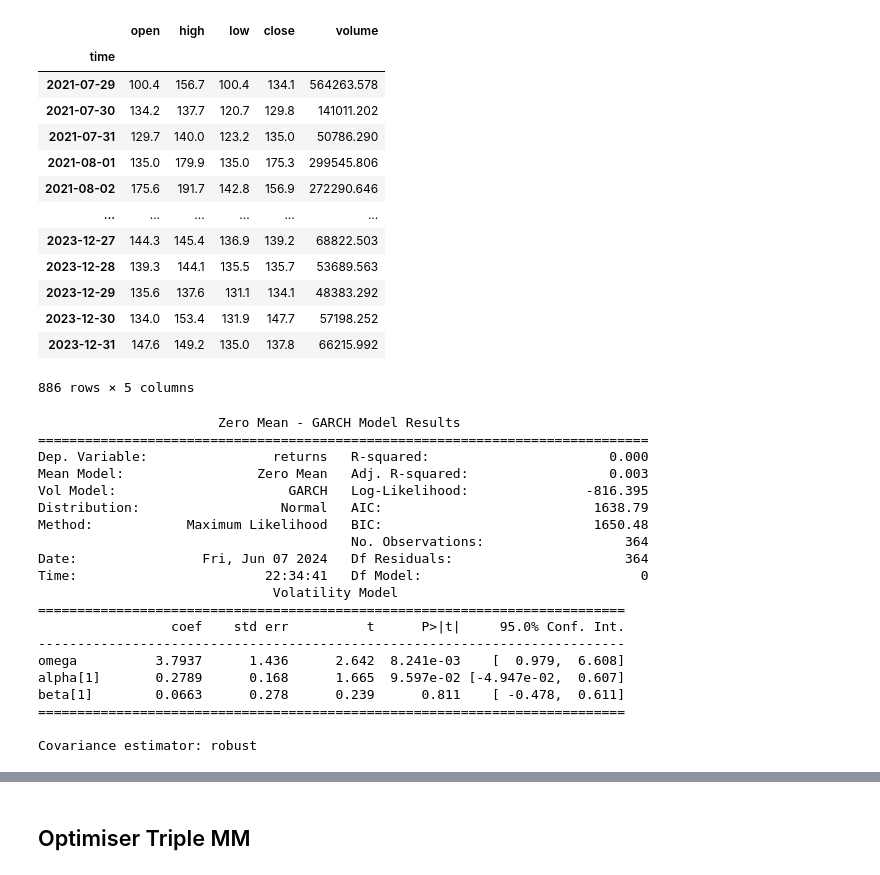
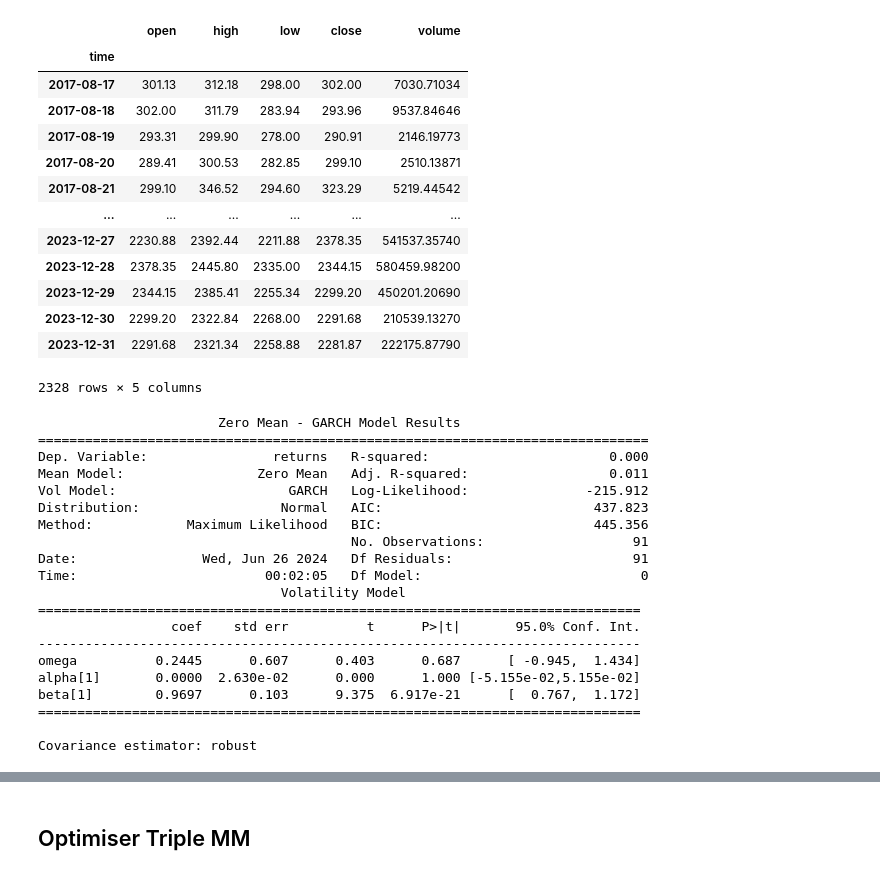
Before and after one commit to cedTrad/StrategyLab, a Jupyter notebook: lab.ipynb, the cells around one changed output, grey strips where cells are left out. Cells and saved outputs as stored; diff of their text form; code cells hidden in the pictures.

Commit message:
pret pour le modele de base

```diff
--- a/lab.ipynb
+++ b/lab.ipynb
@@ -22,34 +24,34 @@ warnings.filterwarnings('ignore')
 # %%
 from data import db
 
 DB = db.connect_db("database")
-DB.get_data("QNT")
+DB.get_data("ETH")
 # %% [output]
 |  | open | high | low | close | volume |
 | time |  |  |  |  |  |
-| 2021-07-29 | 100.4 | 156.7 | 100.4 | 134.1 | 564263.578 |
-| 2021-07-30 | 134.2 | 137.7 | 120.7 | 129.8 | 141011.202 |
-| 2021-07-31 | 129.7 | 140.0 | 123.2 | 135.0 | 50786.290 |
-| 2021-08-01 | 135.0 | 179.9 | 135.0 | 175.3 | 299545.806 |
-| 2021-08-02 | 175.6 | 191.7 | 142.8 | 156.9 | 272290.646 |
+| 2017-08-17 | 301.13 | 312.18 | 298.00 | 302.00 | 7030.71034 |
+| 2017-08-18 | 302.00 | 311.79 | 283.94 | 293.96 | 9537.84646 |
+| 2017-08-19 | 293.31 | 299.90 | 278.00 | 290.91 | 2146.19773 |
+| 2017-08-20 | 289.41 | 300.53 | 282.85 | 299.10 | 2510.13871 |
+| 2017-08-21 | 299.10 | 346.52 | 294.60 | 323.29 | 5219.44542 |
 | ... | ... | ... | ... | ... | ... |
-| 2023-12-27 | 144.3 | 145.4 | 136.9 | 139.2 | 68822.503 |
-| 2023-12-28 | 139.3 | 144.1 | 135.5 | 135.7 | 53689.563 |
-| 2023-12-29 | 135.6 | 137.6 | 131.1 | 134.1 | 48383.292 |
-| 2023-12-30 | 134.0 | 153.4 | 131.9 | 147.7 | 57198.252 |
-| 2023-12-31 | 147.6 | 149.2 | 135.0 | 137.8 | 66215.992 |
+| 2023-12-27 | 2230.88 | 2392.44 | 2211.88 | 2378.35 | 541537.35740 |
+| 2023-12-28 | 2378.35 | 2445.80 | 2335.00 | 2344.15 | 580459.98200 |
+| 2023-12-29 | 2344.15 | 2385.41 | 2255.34 | 2299.20 | 450201.20690 |
+| 2023-12-30 | 2299.20 | 2322.84 | 2268.00 | 2291.68 | 210539.13270 |
+| 2023-12-31 | 2291.68 | 2321.34 | 2258.88 | 2281.87 | 222175.87790 |
-886 rows × 5 columns
+2328 rows × 5 columns
 # %%
 import ta
 from feature.indicator import *
 from multiAnalysis.volatility import GARCH
 
-SYMBOL = "BTC"
-start = "2023-01"
+SYMBOL = "ETH"
+start = "2023-10"
 end = "2023-12"
 
 DB = db.connect_db("database")
-data = DB.get_data("BTC")
+data = DB.get_data(SYMBOL)
 data = data.loc[start : end]
 
 rets = data.close.pct_change().dropna()*100
@@ -83,21 +85,21 @@ data['target'] = np.where(data['r_target'] > 0, 1, 0)
                        Zero Mean - GARCH Model Results
 ==============================================================================
 Dep. Variable:                returns   R-squared:                       0.000
-Mean Model:                 Zero Mean   Adj. R-squared:                  0.003
-Vol Model:                      GARCH   Log-Likelihood:               -816.395
-Distribution:                  Normal   AIC:                           1638.79
-Method:            Maximum Likelihood   BIC:                           1650.48
-                                        No. Observations:                  364
-Date:                Fri, Jun 07 2024   Df Residuals:                      364
-Time:                        22:34:41   Df Model:                            0
-                              Volatility Model
-===========================================================================
-                 coef    std err          t      P>|t|     95.0% Conf. Int.
----------------------------------------------------------------------------
-omega          3.7937      1.436      2.642  8.241e-03    [  0.979,  6.608]
-alpha[1]       0.2789      0.168      1.665  9.597e-02 [-4.947e-02,  0.607]
-beta[1]        0.0663      0.278      0.239      0.811    [ -0.478,  0.611]
-===========================================================================
+Mean Model:                 Zero Mean   Adj. R-squared:                  0.011
+Vol Model:                      GARCH   Log-Likelihood:               -215.912
+Distribution:                  Normal   AIC:                           437.823
+Method:            Maximum Likelihood   BIC:                           445.356
+                                        No. Observations:                   91
+Date:                Wed, Jun 26 2024   Df Residuals:                       91
+Time:                        00:02:05   Df Model:                            0
+                               Volatility Model
+=============================================================================
+                 coef    std err          t      P>|t|       95.0% Conf. Int.
+-----------------------------------------------------------------------------
+omega          0.2445      0.607      0.403      0.687      [ -0.945,  1.434]
+alpha[1]       0.0000  2.630e-02      0.000      1.000 [-5.155e-02,5.155e-02]
+beta[1]        0.9697      0.103      9.375  6.917e-21      [  0.767,  1.172]
+=============================================================================
 
 Covariance estimator: robust
 # %%
```
Also changed, not shown: parts of 2 cells of this notebook, 20 other files.
